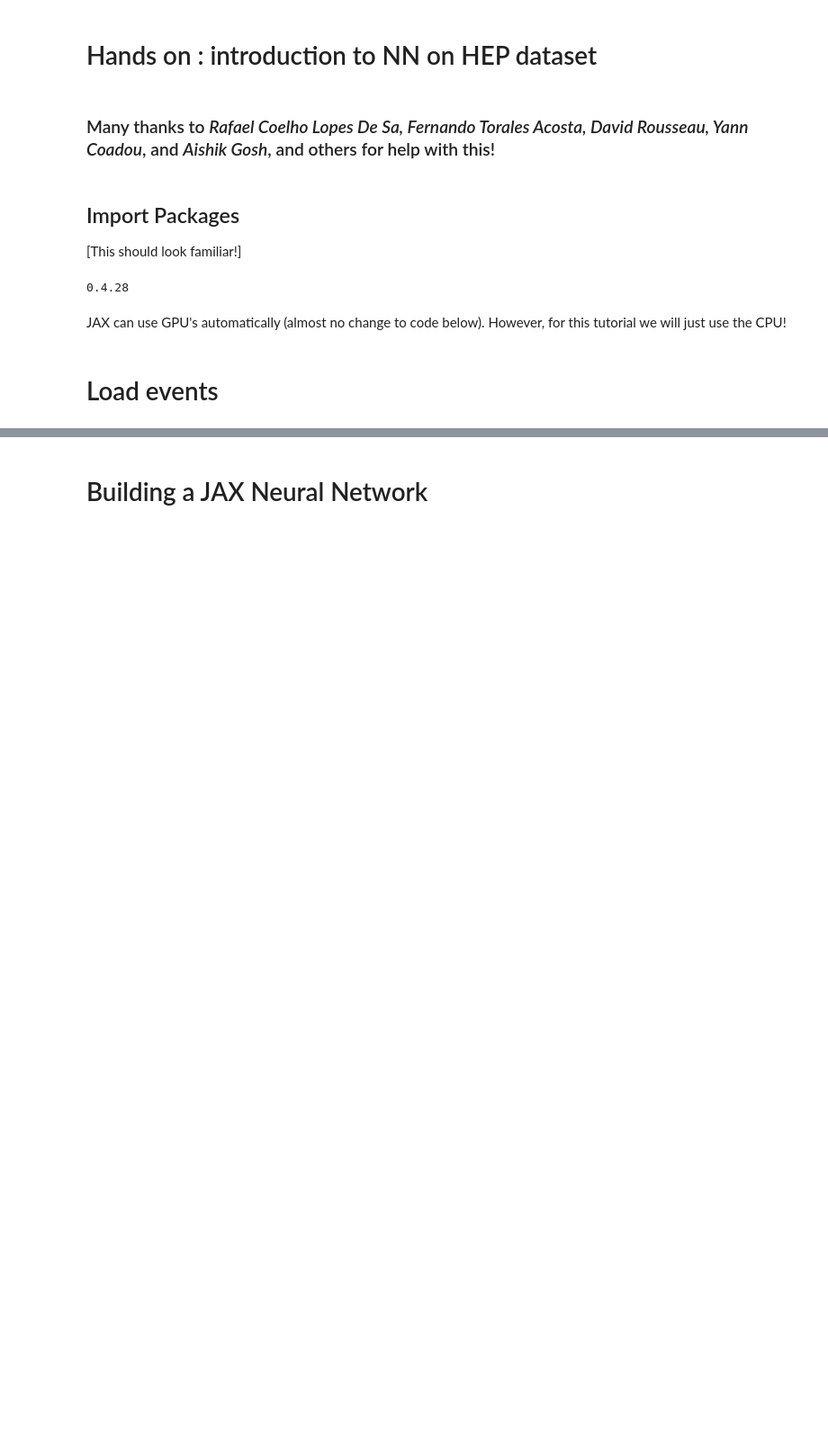
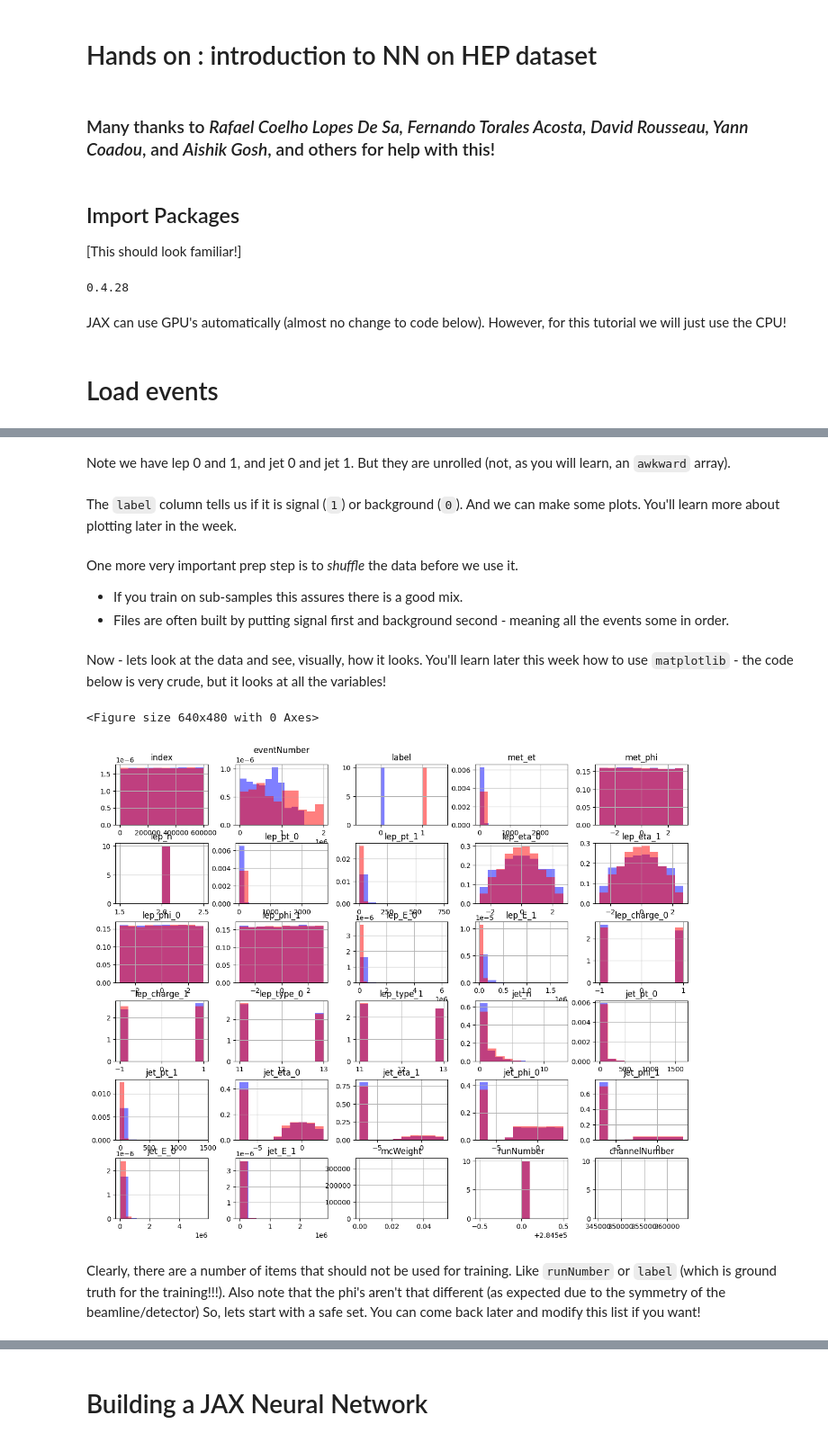
Before and after one commit to gordonwatts/hsf-india-ml-tutorial-2024-05, a Jupyter notebook: 01-tutorial-exercise-NN-JAX.ipynb, the cells around one changed output, grey strips where cells are left out. Shown at 90% size. Drawn from its saved outputs; the diff is of its cells as text; code cells hidden in the pictures; blank space fills up the shorter version.

```diff
--- a/01-tutorial-exercise-NN-JAX.ipynb
+++ b/01-tutorial-exercise-NN-JAX.ipynb
@@ -293,0 +35,3 @@ Test : total weight bkg 79.74865080422222
+# %%
+from extra_functions import load_training_file
+all_data = load_training_file()
@@ -293,0 +54,26 @@ Test : total weight bkg 79.74865080422222
+# %% [markdown]
+Note we have lep 0 and 1, and jet 0 and jet 1. But they are unrolled (not, as you will learn, an `awkward` array).
+# %% [markdown]
+The `label` column tells us if it is signal (`1`) or background (`0`). And we can make some plots. You'll learn more about plotting later in the week.
+# %% [markdown]
+One more very important prep step is to *shuffle* the data before we use it.
+
+* If you train on sub-samples this assures there is a good mix.
+* Files are often built by putting signal first and background second - meaning all the events some in order.
+# %%
+all_data = all_data.sample(frac=1).reset_index(drop=True)
+# %% [markdown]
+Now - lets look at the data and see, visually, how it looks. You'll learn later this week how to use `matplotlib` - the code below is very crude, but it looks at all the variables!
+# %%
+plt.figure()
+
+ax=all_data[all_data.label==0].hist(weights=all_data.mcWeight[all_data.label==0],figsize=(15,12),color='b',alpha=0.5,density=True)
+ax=ax.flatten()[:all_data.shape[1]] # to avoid error if holes in the grid of plots (like if 7 or 8 features)
+all_data[all_data.label==1].hist(weights=all_data.mcWeight[all_data.label==1],figsize=(15,12),color='r',alpha=0.5,density=True,ax=ax)
+
+plt.show()
+# %% [output]
+<Figure size 640x480 with 0 Axes>
+[figure, added]
+# %% [markdown]
+Clearly, there are a number of items that should not be used for training. Like `runNumber` or `label` (which is ground truth for the training!!!). Also note that the phi's aren't that different (as expected due to the symmetry of the beamline/detector) So, lets start with a safe set. You can come back later and modify this list if you want!
```
Also changed, not shown: parts of 77 cells of this notebook, 1 other file.
